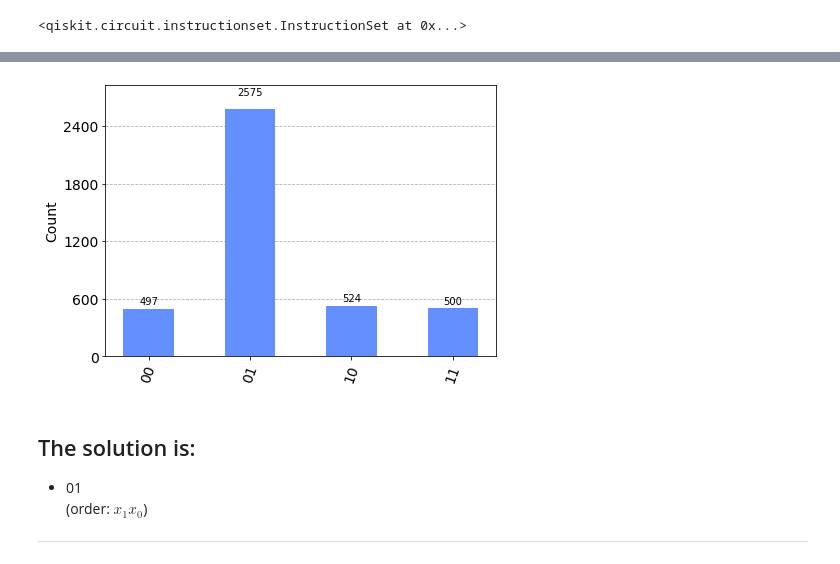
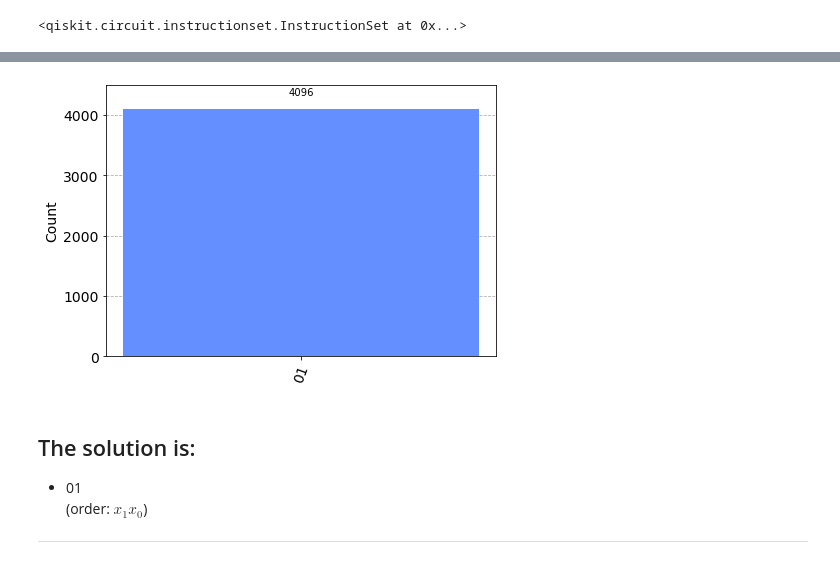
Before and after one commit to Brotherhood94/quantum_lessons, a Jupyter notebook: Grover.ipynb, the cells around one changed output, grey strips where cells are left out. Cells and saved outputs as stored; diff of their text form; code cells hidden in the pictures.

```diff
--- a/Grover.ipynb
+++ b/Grover.ipynb
@@ -181,7 +218,7 @@ for i in range(len(q)):
 
 qc.barrier()
 
-repetitions = math.floor(math.pi/4 * math.sqrt(2**len(q))) #+1
+repetitions = math.floor(math.pi/4 * math.sqrt(2**len(q))) +1
 
 for i in range(repetitions):
     qc.append(oracle(bin_value), q[0:]+[marker])
@@ -304,7 +342,8 @@ def diffuser(len_element):
         diffuser.append(HGate(), [d[i]])
         diffuser.append(XGate(), [d[i]])
 
-    diffuser.append(MCXGate(len(d)), d[0:]+[m])
+    MCZGate = ZGate().control(len(d))
+    diffuser.append(MCZGate, d[0:]+[m])
 
     for i in range(len(d)):
         diffuser.append(XGate(), [d[i]])
@@ -328,7 +367,8 @@ def oracle(n_var, steps):
     oracle.barrier()
 
     #step: w2 = ¬(¬x_0 ∧ ¬x_1) ∧ ¬x_1
-    oracle.append(MCXGate(len(steps[2]), label=steps[2], ctrl_state=steps[2]), w[0:]+[m[0]])
+    MCZGate = ZGate().control(num_ctrl_qubits=len(steps[2]), label=steps[2], ctrl_state=steps[2])
+    oracle.append(MCZGate, w[0:]+[m[0]])
     oracle.barrier()
 
 
@@ -367,3 +407,5 @@ marker = QuantumRegister(1, 'marker')
 c_res = ClassicalRegister(len(x), 'res')
 
 sat_solver = QuantumCircuit(x, w, marker, c_res)
+sat_solver.append(XGate(), [marker])
+sat_solver.barrier()
@@ -404,10 +448,11 @@ sat_solver.decompose().draw(output='mpl')
 # %%
-simulator = Aer.get_backend('qasm_simulator')
-result = execute(sat_solver, simulator, shots=4096).result()
+simulator = AerSimulator()  # Create a simulator backend
+transpiled_sat_solver = transpile(sat_solver, simulator)
+result = simulator.run(transpiled_sat_solver, shots=4096).result()  # Run the circuit and get the result
 counts = result.get_counts()
 plot_histogram(counts)
 # %% [output]
-[figure, old version]
+[figure, new version]
 # %% [markdown]
 ## The solution is:
 - 01 \
```
Also changed, not shown: parts of 23 cells of this notebook, 5 other files.
